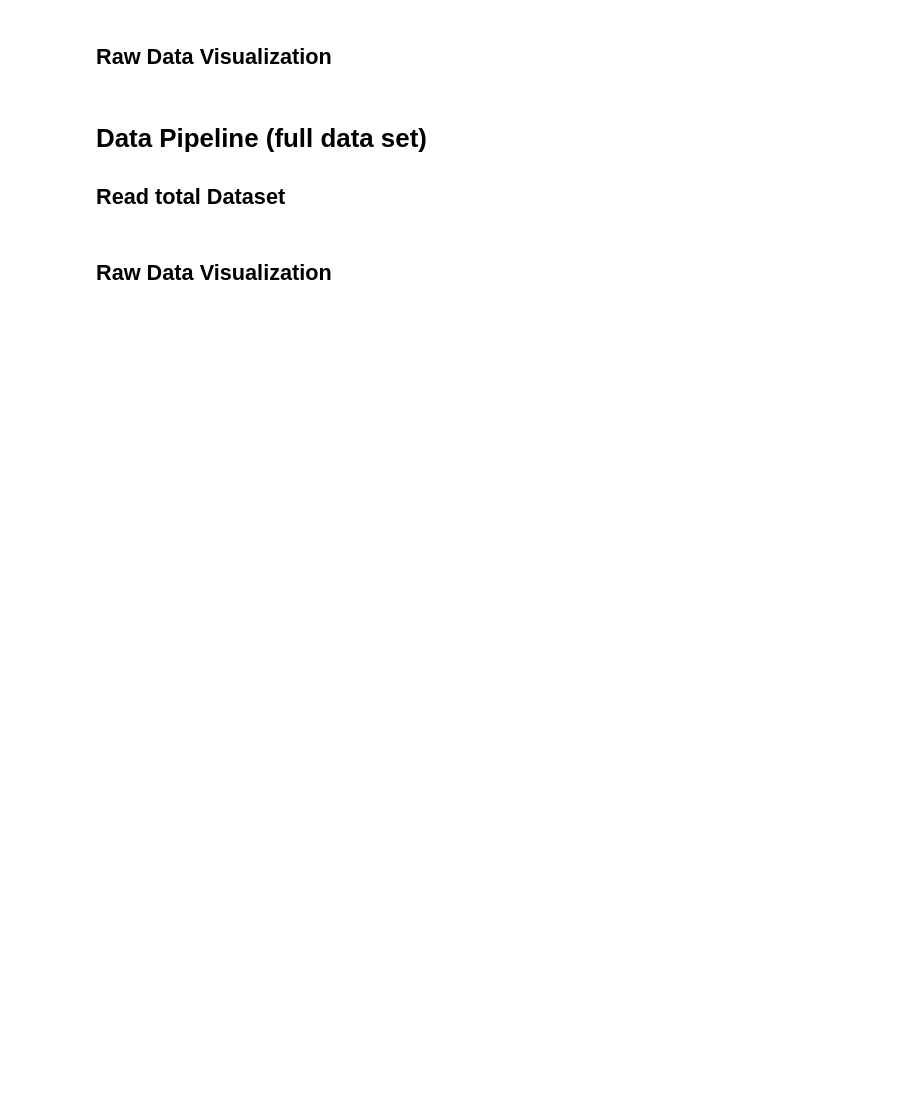
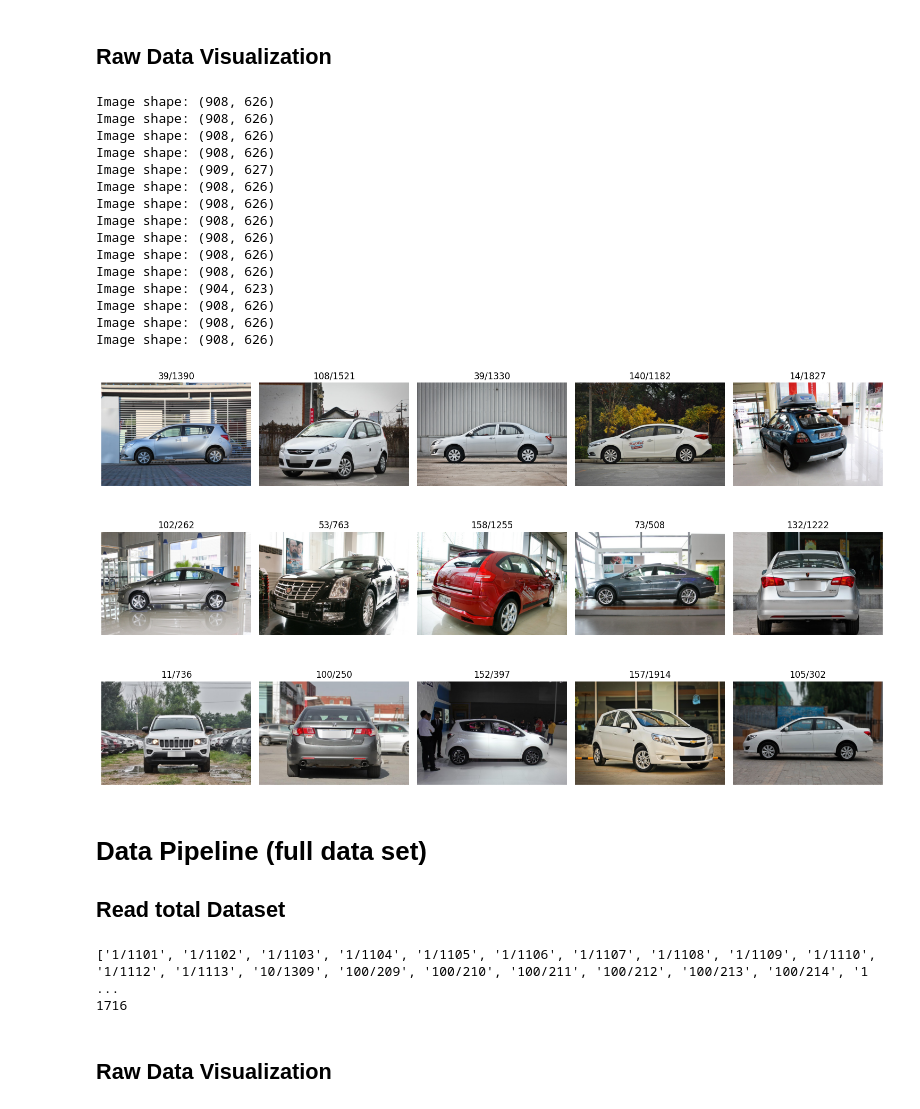
Before and after one commit to edos08/NNDL-PROJECT, a Jupyter notebook: cars_classification.ipynb, the cells around one changed output. Drawn from its saved outputs; the diff is of its cells as text; code cells hidden in the pictures; blank space fills up the shorter version.

```diff
--- a/cars_classification.ipynb
+++ b/cars_classification.ipynb
@@ -19,26 +15,36 @@ from utils import *
 ###### Set root to the image folder of CompCars dataset ######
 
 #TODO: ADAPT TO YOUR FOLDER STRUCTURE
-root = '../cars_data/data/image/'
-train_file = '../cars_data/data/train_test_split/classification/train.txt'
-test_file = '../cars_data/data/train_test_split/classification/test.txt'
+
+# EDO'S PATHS
+root = '/Volumes/EDO/NNDL/CompCars dataset/data/image/'
+train_file = '/Volumes/EDO/NNDL/CompCars dataset/data/train_test_split/classification/train.txt'
+test_file = '/Volumes/EDO/NNDL/CompCars dataset/data/train_test_split/classification/test.txt'
+
+# DEFAULT PATHS
+#root = '../cars_data/data/image/'
+#train_file = '../cars_data/data/train_test_split/classification/train.txt'
+#test_file = '../cars_data/data/train_test_split/classification/test.txt'
 
 #############################################################
 
 ### Hyperparam configuration # TODO: TUNE
-params = {                  ## Training Params (inspired from original resnet paper: https://arxiv.org/pdf/1512.03385)
-    'epoch_num': 50,        # number of epochs
-    'lr': 1e-1,             # (initial) Learning Rate
-    'weight_decay': 1e-4,   # L2 Penalty
-    'batch_size': 128,       # batch size (depends on hardware)
+
+resnet_type = 'resnet18'                # 'resnet18', 'resnet34', 'resnet50'
+
+params = {                              ## Training Params (inspired from original resnet paper: https://arxiv.org/pdf/1512.03385)
+    'epoch_num': 50,                    # number of epochs
+    'lr': 1e-1,                         # (initial) Learning Rate
+    'weight_decay': 1e-4,               # L2 Penalty
+    'batch_size': 128,                   # batch size (depends on hardware)
     'momentum': 0.9,
 
-    'hierarchy': 0,         # Choose 0 for manufacturer classification, 1 for model classification
-    'val_split': 10000,     # (float) Fraction of validation holdout / (int) Absolute number of data points in holdout
+    'hierarchy': 1,                     # Choose 0 for manufacturer classification, 1 for model classification
+    'val_split': 10000,                 # (float) Fraction of validation holdout / (int) Absolute number of data points in holdout
 
-    'resnet': resnet_cfg['resnet18'],  # Resnet model used
+    'resnet': resnet_cfg[resnet_type],  # ResNet configuration
 
-    'use_train_test_split': True      # True: use prepepared split, False: use total dataset
+    'use_train_test_split': False       # True: use prepared split, False: use total dataset
 }
 
 ### Device
@@ -68,23 +81,40 @@ print(len(test_set.classes))
 # %%
 # Visualization of the train dataset
 label_dict = {y: x for x, y in train_set.class_to_idx.items()}
 
 num_images_to_show = 15
 data_idx = np.random.randint(0, high=len(train_set), size=num_images_to_show)
 num_cols = 5
 num_rows = num_images_to_show // num_cols
 
 fig, axes = plt.subplots(num_rows, num_cols, figsize=(15, num_rows * 3))
 axes = axes.flatten()
 for i in range(num_images_to_show):
     image, label = train_set[data_idx[i]]
-    npimg = np.array(image)
-    axes[i].imshow(npimg)
+    np_img = np.array(image)
+    axes[i].imshow(np_img)
     axes[i].set_title(label_dict[label])
     axes[i].axis('off')
     print(f"Image shape: {image.size}")
 plt.tight_layout()
 plt.show()
+# %% [output]
+Image shape: (908, 626)
+Image shape: (908, 626)
+Image shape: (908, 626)
+Image shape: (908, 626)
+Image shape: (909, 627)
+Image shape: (908, 626)
+Image shape: (908, 626)
+Image shape: (908, 626)
+Image shape: (908, 626)
+Image shape: (908, 626)
+Image shape: (908, 626)
+Image shape: (904, 623)
+Image shape: (908, 626)
+Image shape: (908, 626)
+Image shape: (908, 626)
+[figure, added]
 # %% [markdown]
 # Data Pipeline (full data set)
 
@@ -95,6 +125,9 @@ plt.show()
 total_set = CompCarsImageFolder(root, hierarchy=params['hierarchy'])
 print(total_set.classes)
 print(len(total_set.classes))
+# %% [output]
+['1/1101', '1/1102', '1/1103', '1/1104', '1/1105', '1/1106', '1/1107', '1/1108', '1/1109', '1/1110', '1/1112', '1/1113', '10/1309', '100/209', '100/210', '100/211', '100/212', '100/213', '100/214', '1 ...
+1716
 # %% [markdown]
 ## Raw Data Visualization
 # %%
```
Also changed, not shown: parts of 12 cells of this notebook.
